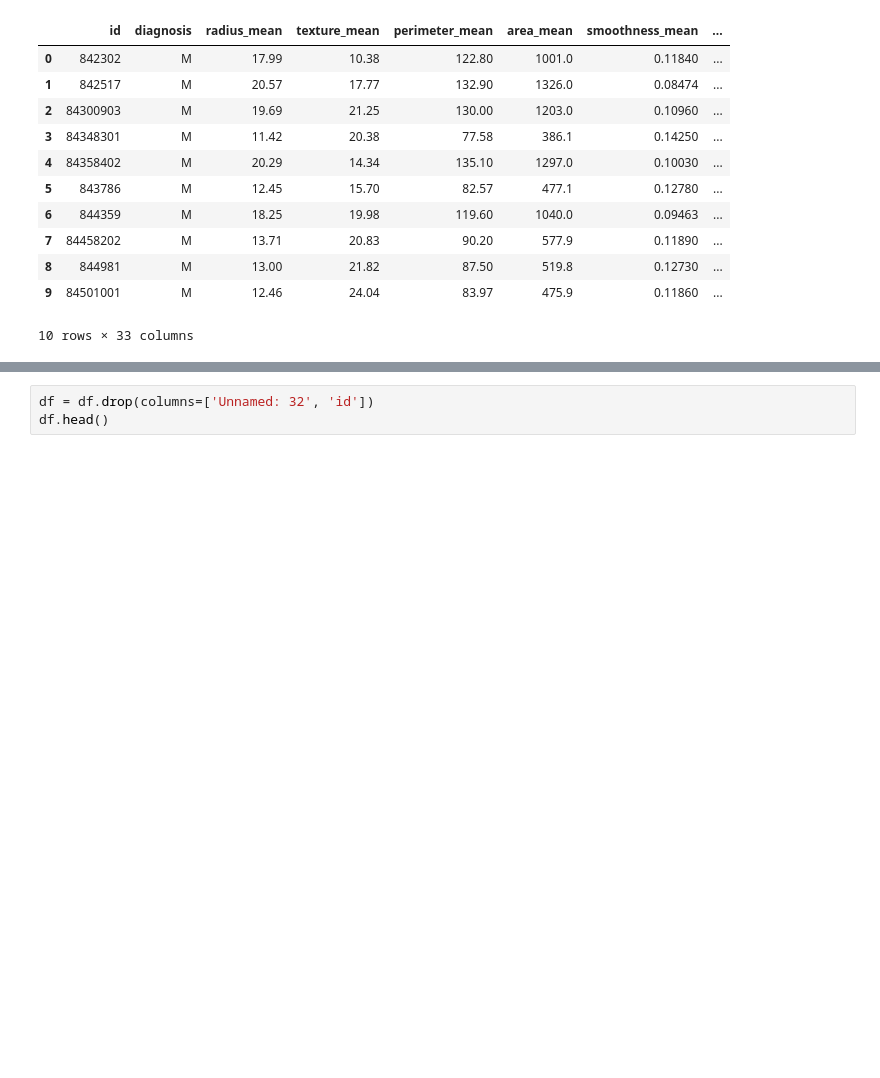
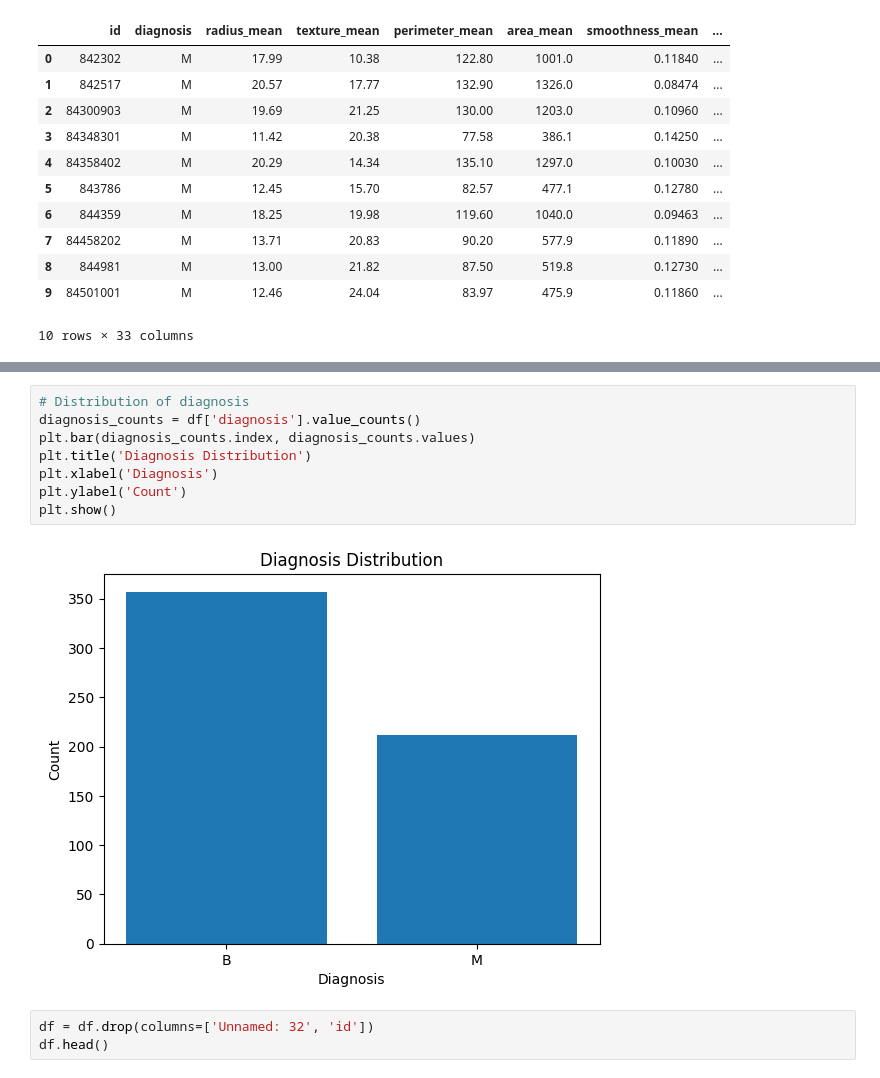
Before and after one commit to mafeestaba/Project4, a Jupyter notebook: Project 4.ipynb, the cells around one changed output, grey strips where cells are left out. Cells and saved outputs as stored; diff of their text form; blank space fills up the shorter version.

```diff
--- a/Project 4.ipynb
+++ b/Project 4.ipynb
@@ -27,3 +43,13 @@ df.head(10)
+# %%
+# Distribution of diagnosis
+diagnosis_counts = df['diagnosis'].value_counts()
+plt.bar(diagnosis_counts.index, diagnosis_counts.values)
+plt.title('Diagnosis Distribution')
+plt.xlabel('Diagnosis')
+plt.ylabel('Count')
+plt.show()
+# %% [output]
+[figure, added]
 # %%
 df = df.drop(columns=['Unnamed: 32', 'id'])
 df.head()
```
Also changed, not shown: parts of 22 cells of this notebook.
